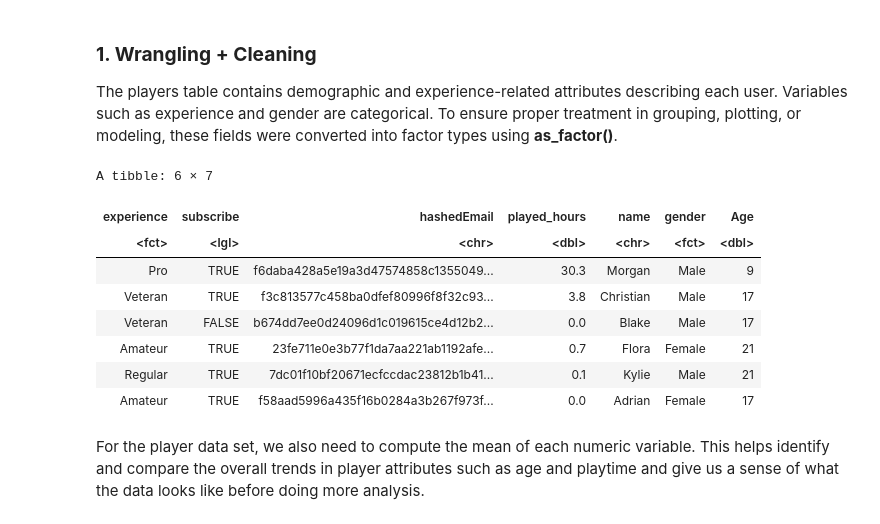
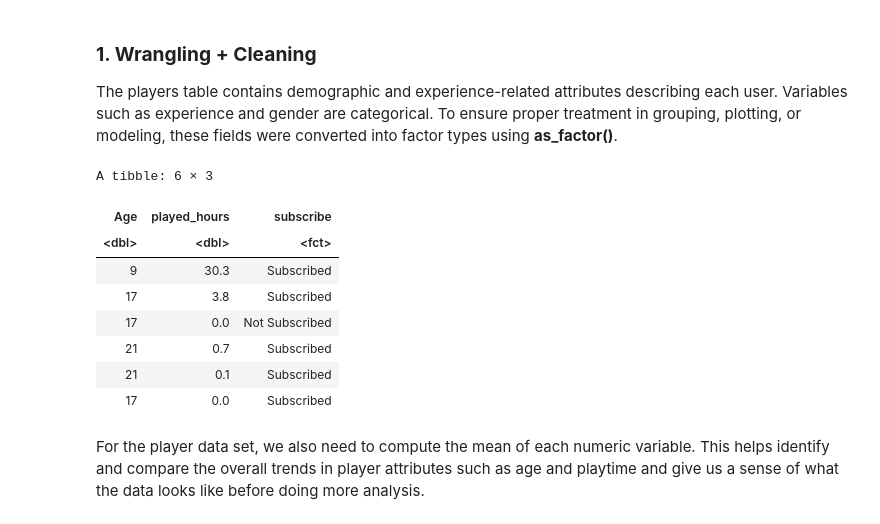
Before and after one commit to crowbirdy/project-003-29, a Jupyter notebook: Final_project.ipynb, the cells around one changed output. Cells and saved outputs as stored; diff of their text form; code cells hidden in the pictures.

```diff
--- a/Final_project.ipynb
+++ b/Final_project.ipynb
@@ -68,22 +60,23 @@ The file `players.csv` was collected by a research group in Computer Science at
 
 The players table contains demographic and experience-related attributes describing each user. Variables such as experience and gender are categorical. To ensure proper treatment in grouping, plotting, or modeling, these fields were converted into factor types using **as_factor()**.
 # %%
-#Tidy players data
+# Tidy the players data set
 players_tidy <- players |>
-  mutate(
-    experience = as_factor(experience),
-    gender = as_factor(gender)
-  )
+select(Age, played_hours, subscribe) |>
+  mutate(subscribe = factor(subscribe,
+                            levels = c(FALSE, TRUE),
+                            labels = c("Not Subscribed", "Subscribed"))) |>
+ filter(!is.na(Age))
 head(players_tidy)
 # %% [output]
-A tibble: 6 × 7
+A tibble: 6 × 3
-| experience | subscribe | hashedEmail | played_hours | name | gender | Age |
-| <fct> | <lgl> | <chr> | <dbl> | <chr> | <fct> | <dbl> |
-| Pro | TRUE | f6daba428a5e19a3d47574858c1355049... | 30.3 | Morgan | Male | 9 |
-| Veteran | TRUE | f3c813577c458ba0dfef80996f8f32c93... | 3.8 | Christian | Male | 17 |
-| Veteran | FALSE | b674dd7ee0d24096d1c019615ce4d12b2... | 0.0 | Blake | Male | 17 |
-| Amateur | TRUE | 23fe711e0e3b77f1da7aa221ab1192afe... | 0.7 | Flora | Female | 21 |
-| Regular | TRUE | 7dc01f10bf20671ecfccdac23812b1b41... | 0.1 | Kylie | Male | 21 |
-| Amateur | TRUE | f58aad5996a435f16b0284a3b267f973f... | 0.0 | Adrian | Female | 17 |
+| Age | played_hours | subscribe |
+| <dbl> | <dbl> | <fct> |
+| 9 | 30.3 | Subscribed |
+| 17 | 3.8 | Subscribed |
+| 17 | 0.0 | Not Subscribed |
+| 21 | 0.7 | Subscribed |
+| 21 | 0.1 | Subscribed |
+| 17 | 0.0 | Subscribed |
 # %% [markdown]
 For the player data set, we also need to compute the mean of each numeric variable. This helps identify and compare the overall trends in player attributes such as age and playtime and give us a sense of what the data looks like before doing more analysis.
```
Also changed, not shown: parts of 18 cells of this notebook.
